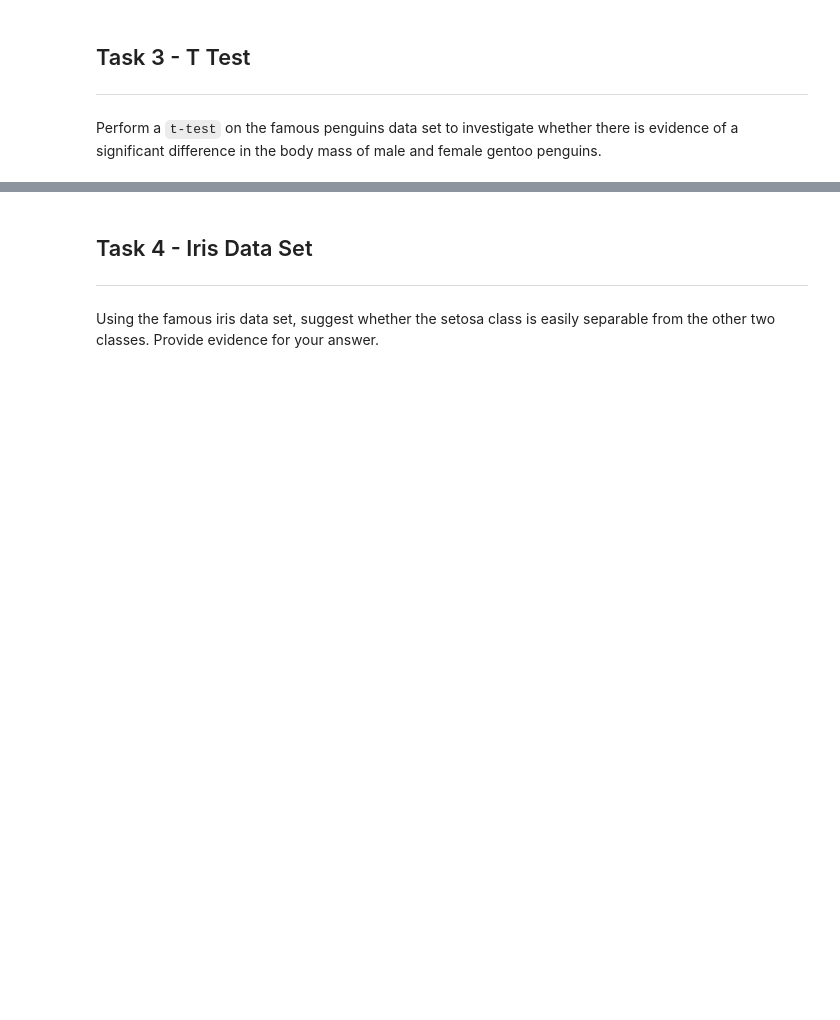
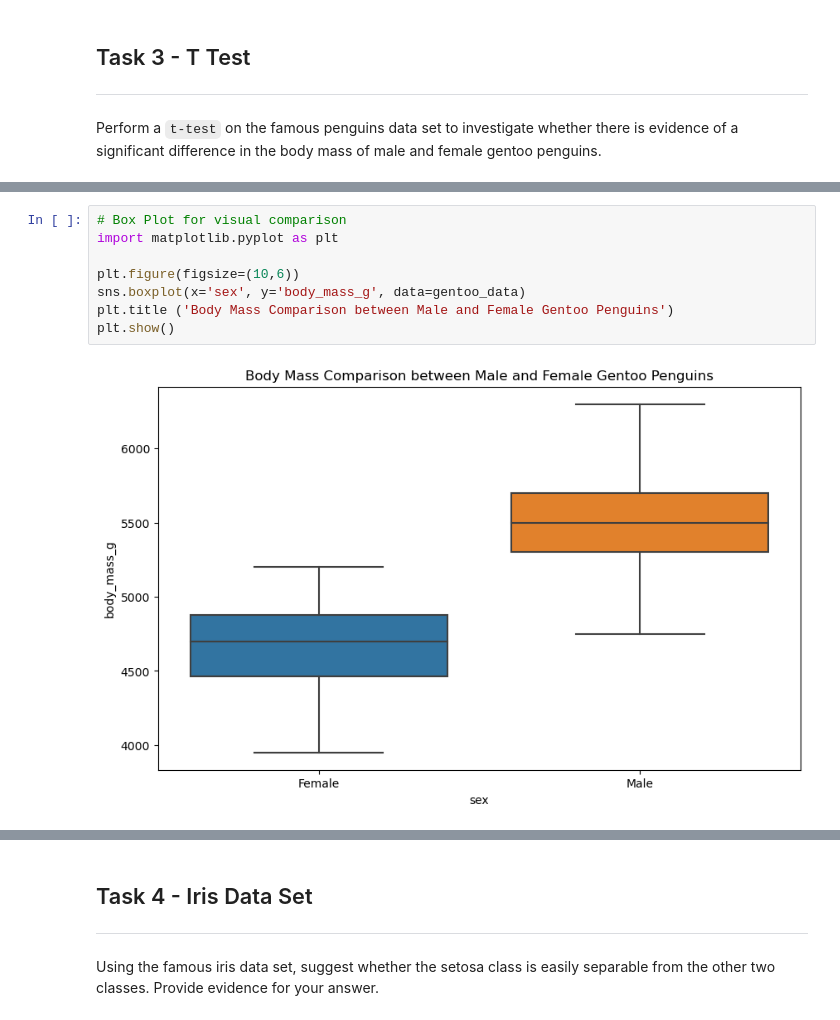
Before and after one commit to SaydsC/Machine-Learning-and-Statistics-Project_2023, a Jupyter notebook: tasks.ipynb, the cells around one changed output, grey strips where cells are left out. Cells and saved outputs as stored; diff of their text form; blank space fills up the shorter version.

```diff
--- a/tasks.ipynb
+++ b/tasks.ipynb
@@ -267,0 +334,10 @@ gentoo_data=penguins[penguins['species'] == 'Gentoo']
+# %%
+# Box Plot for visual comparison
+import matplotlib.pyplot as plt
+
+plt.figure(figsize=(10,6))
+sns.boxplot(x='sex', y='body_mass_g', data=gentoo_data)
+plt.title ('Body Mass Comparison between Male and Female Gentoo Penguins')
+plt.show()
+# %% [output]
+[figure, added]
```
Also changed, not shown: parts of 10 cells of this notebook.
